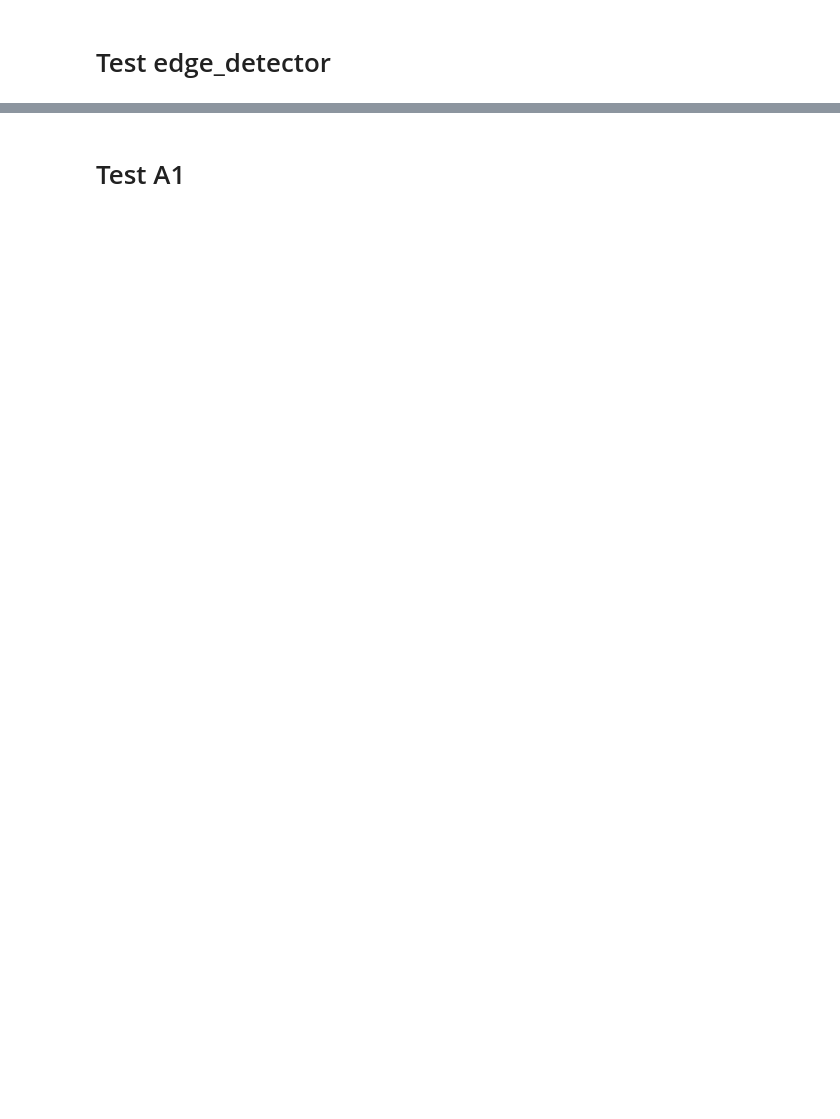
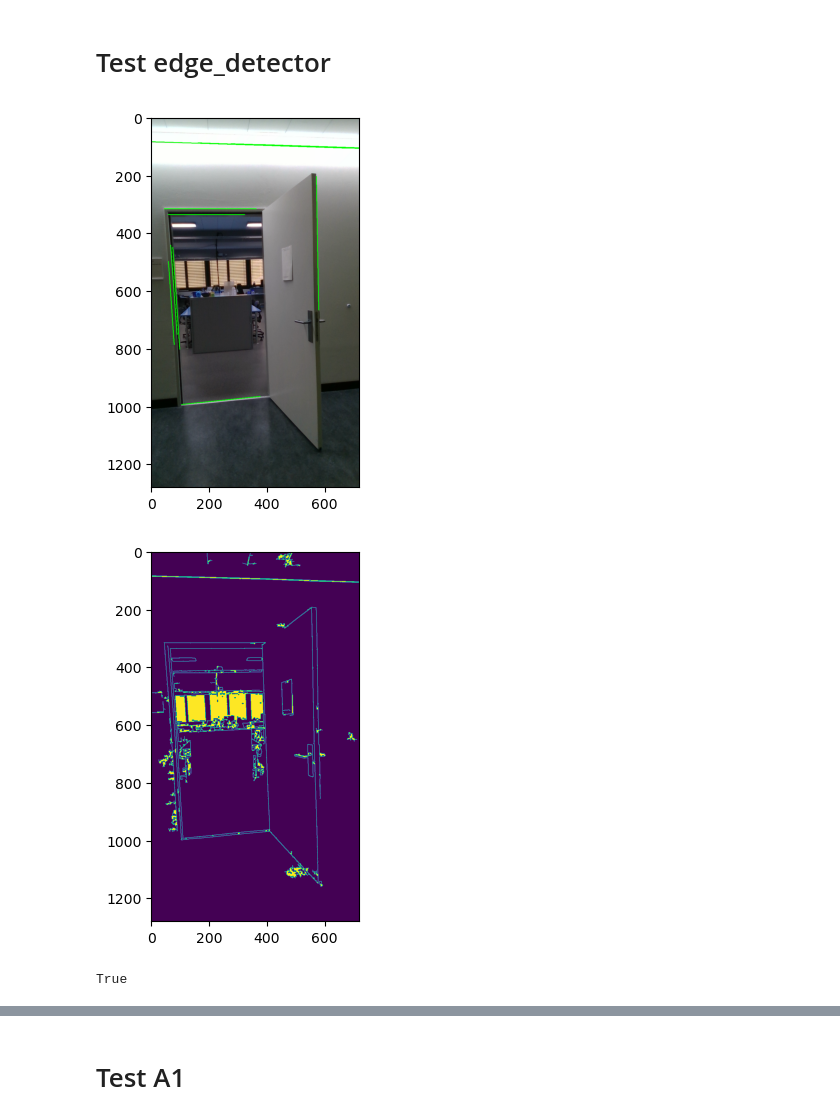
Before and after one commit to matz96/Doordetection, a Jupyter notebook: door_detection.ipynb, the cells around one changed output, grey strips where cells are left out. Saved outputs shown, nothing was run; the diff lists cells and outputs as text; code cells hidden in the pictures; blank space fills up the shorter version.

```diff
--- a/door_detection.ipynb
+++ b/door_detection.ipynb
@@ -3,29 +3,37 @@
 # %%
 import cv2
 import numpy as np
+import matplotlib.pyplot as plt
 
 # Read the image and convert it to grayscale
 image = cv2.imread('door1_Color.png')
 gray = cv2.cvtColor(image, cv2.COLOR_BGR2GRAY)
 
 # Use the Canny edge detector to find edges in the image
-edges = cv2.Canny(gray, 100, 200)
+edges = cv2.Canny(gray, 5, 250)
 
 # Use morphological operations to clean up the edge map
 kernel = np.ones((3,3), np.uint8)
 edges = cv2.dilate(edges, kernel, iterations=1)
 edges = cv2.erode(edges, kernel, iterations=1)
 
 # Use Hough lines to detect lines in the edge map
-lines = cv2.HoughLinesP(edges, 1, np.pi/180, 100, minLineLength=100, maxLineGap=10)
+#cv.HoughLinesP(image, rho, theta, threshold[, lines[, minLineLength[, maxLineGap]]]) -> lines
+lines = cv2.HoughLinesP(edges, 1, np.pi/180, 100, minLineLength=250, maxLineGap=10)
 
 # Draw the detected lines on the image
 for line in lines:
     x1, y1, x2, y2 = line[0]
     cv2.line(image, (x1, y1), (x2, y2), (0, 255, 0), 2)
 
-# Show the original and edge-detected images
-cv2.imshow('Original Image', image)
-cv2.imshow('Edge-detected Image', edges)
-cv2.waitKey(0)
-cv2.destroyAllWindows()
+plt.imshow(image)
+plt.show()
+
+plt.imshow(edges)
+plt.show()
+
+#cv2.imwrite("output.jpg", edges)
+# %% [output]
+[figure, added]
+[figure, added]
+True
```
Also changed, not shown: parts of 4 cells of this notebook, 2 other files.
